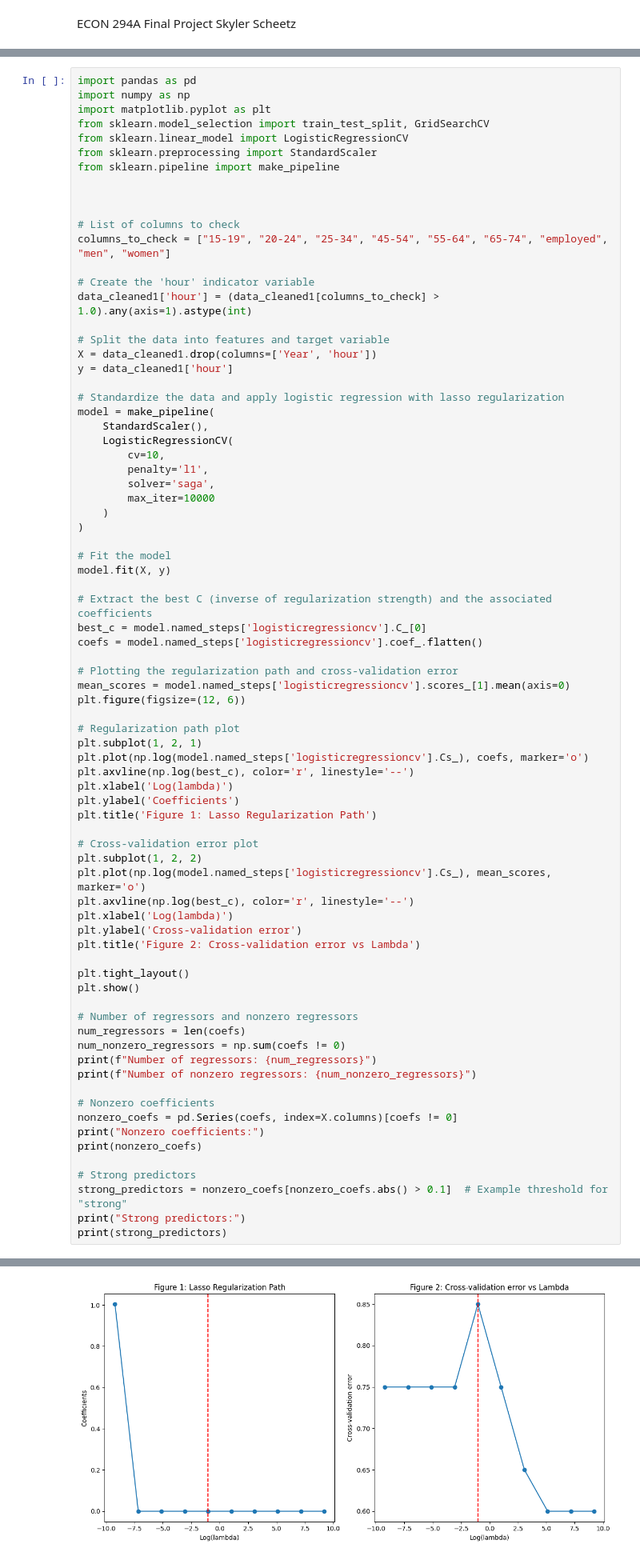
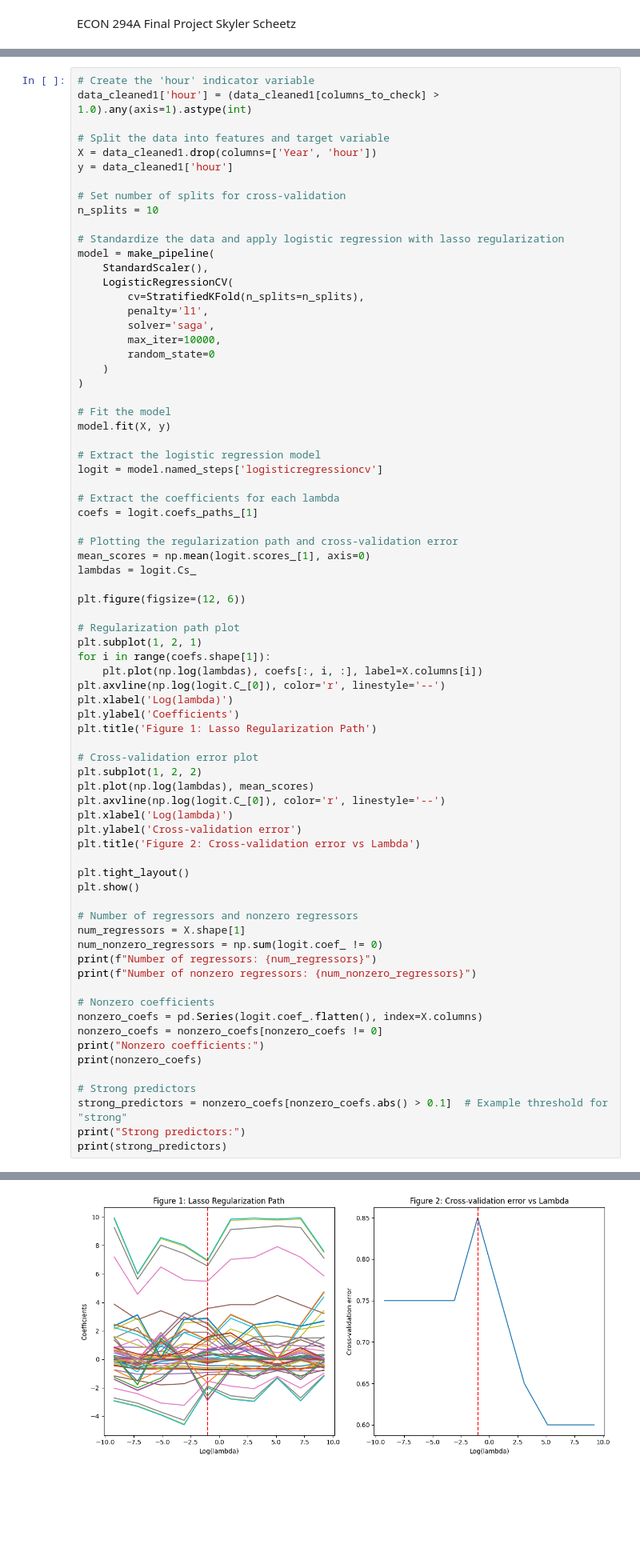
Before and after one commit to skylerscheetz/econ294afinalprojectskylerscheetz, a Jupyter notebook: econ294afinalproject.ipynb, the cells around one changed output, grey strips where cells are left out. Shown: that part at 80% size. Drawn from its saved outputs; the diff is of its cells as text; blank space fills up the shorter version.

```diff
--- a/econ294afinalproject.ipynb
+++ b/econ294afinalproject.ipynb
@@ -76,17 +96,4 @@ data_cleaned1.to_csv(output_file_path, index=False)
 # %%
-import pandas as pd
-import numpy as np
-import matplotlib.pyplot as plt
-from sklearn.model_selection import train_test_split, GridSearchCV
-from sklearn.linear_model import LogisticRegressionCV
-from sklearn.preprocessing import StandardScaler
-from sklearn.pipeline import make_pipeline
-
-
-
-# List of columns to check
-columns_to_check = ["15-19", "20-24", "25-34", "45-54", "55-64", "65-74", "employed", "men", "women"]
-
 # Create the 'hour' indicator variable
 data_cleaned1['hour'] = (data_cleaned1[columns_to_check] > 1.0).any(axis=1).astype(int)
 
@@ -94,69 +101,79 @@ data_cleaned1['hour'] = (data_cleaned1[columns_to_check] > 1.0).any(axis=1).asty
 X = data_cleaned1.drop(columns=['Year', 'hour'])
 y = data_cleaned1['hour']
 
+# Set number of splits for cross-validation
+n_splits = 10
+
 # Standardize the data and apply logistic regression with lasso regularization
 model = make_pipeline(
     StandardScaler(),
     LogisticRegressionCV(
-        cv=10,
+        cv=StratifiedKFold(n_splits=n_splits),
         penalty='l1',
         solver='saga',
-        max_iter=10000
+        max_iter=10000,
+        random_state=0
     )
 )
 
 # Fit the model
 model.fit(X, y)
 
-# Extract the best C (inverse of regularization strength) and the associated coefficients
-best_c = model.named_steps['logisticregressioncv'].C_[0]
-coefs = model.named_steps['logisticregressioncv'].coef_.flatten()
+# Extract the logistic regression model
+logit = model.named_steps['logisticregressioncv']
+
+# Extract the coefficients for each lambda
+coefs = logit.coefs_paths_[1]
 
 # Plotting the regularization path and cross-validation error
-mean_scores = model.named_steps['logisticregressioncv'].scores_[1].mean(axis=0)
+mean_scores = np.mean(logit.scores_[1], axis=0)
+lambdas = logit.Cs_
+
 plt.figure(figsize=(12, 6))
 
 # Regularization path plot
 plt.subplot(1, 2, 1)
-plt.plot(np.log(model.named_steps['logisticregressioncv'].Cs_), coefs, marker='o')
-plt.axvline(np.log(best_c), color='r', linestyle='--')
+for i in range(coefs.shape[1]):
+    plt.plot(np.log(lambdas), coefs[:, i, :], label=X.columns[i])
+plt.axvline(np.log(logit.C_[0]), color='r', linestyle='--')
 plt.xlabel('Log(lambda)')
 plt.ylabel('Coefficients')
 plt.title('Figure 1: Lasso Regularization Path')
 
 # Cross-validation error plot
 plt.subplot(1, 2, 2)
-plt.plot(np.log(model.named_steps['logisticregressioncv'].Cs_), mean_scores, marker='o')
-plt.axvline(np.log(best_c), color='r', linestyle='--')
+plt.plot(np.log(lambdas), mean_scores)
+plt.axvline(np.log(logit.C_[0]), color='r', linestyle='--')
 plt.xlabel('Log(lambda)')
 plt.ylabel('Cross-validation error')
 plt.title('Figure 2: Cross-validation error vs Lambda')
 
 plt.tight_layout()
 plt.show()
 
 # Number of regressors and nonzero regressors
-num_regressors = len(coefs)
-num_nonzero_regressors = np.sum(coefs != 0)
+num_regressors = X.shape[1]
+num_nonzero_regressors = np.sum(logit.coef_ != 0)
 print(f"Number of regressors: {num_regressors}")
 print(f"Number of nonzero regressors: {num_nonzero_regressors}")
 
 # Nonzero coefficients
-nonzero_coefs = pd.Series(coefs, index=X.columns)[coefs != 0]
+nonzero_coefs = pd.Series(logit.coef_.flatten(), index=X.columns)
+nonzero_coefs = nonzero_coefs[nonzero_coefs != 0]
 print("Nonzero coefficients:")
 print(nonzero_coefs)
 
 # Strong predictors
 strong_predictors = nonzero_coefs[nonzero_coefs.abs() > 0.1]  # Example threshold for "strong"
 print("Strong predictors:")
 print(strong_predictors)
 # %% [output]
 A value is trying to be set on a copy of a slice from a DataFrame.
 Try using .loc[row_indexer,col_indexer] = value instead
 
 See the caveats in the documentation: https://pandas.pydata.org/pandas-docs/stable/user_guide/indexing.html#returning-a-view-versus-a-copy
   data_cleaned1['hour'] = (data_cleaned1[columns_to_check] > 1.0).any(axis=1).astype(int)
-[figure, old version]
+[figure, new version]
 Number of regressors: 10
 Number of nonzero regressors: 1
 Nonzero coefficients:
```
Also changed, not shown: parts of 9 cells of this notebook.
